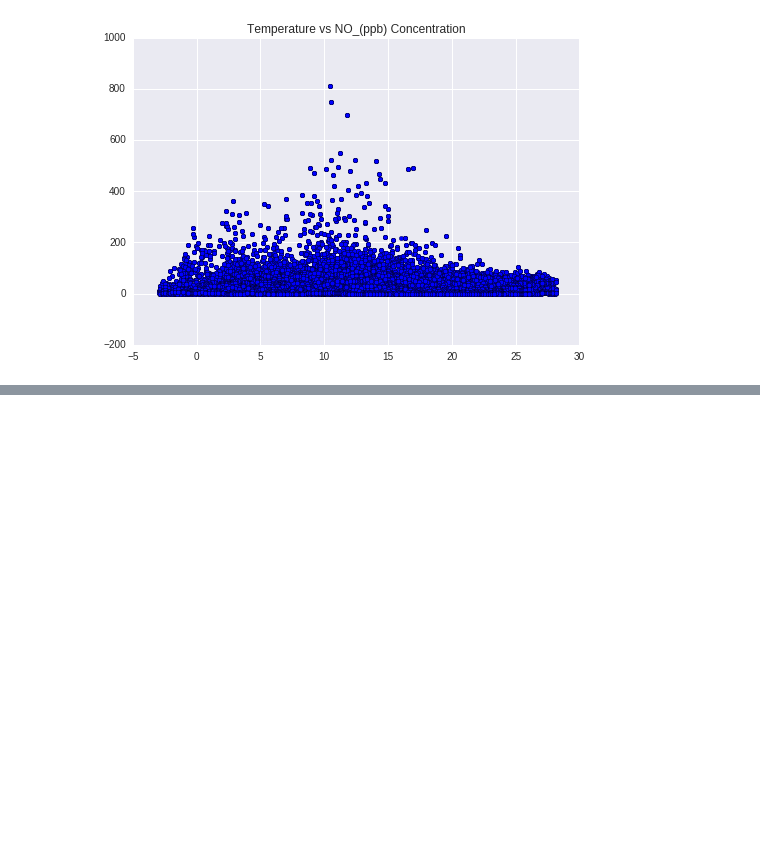
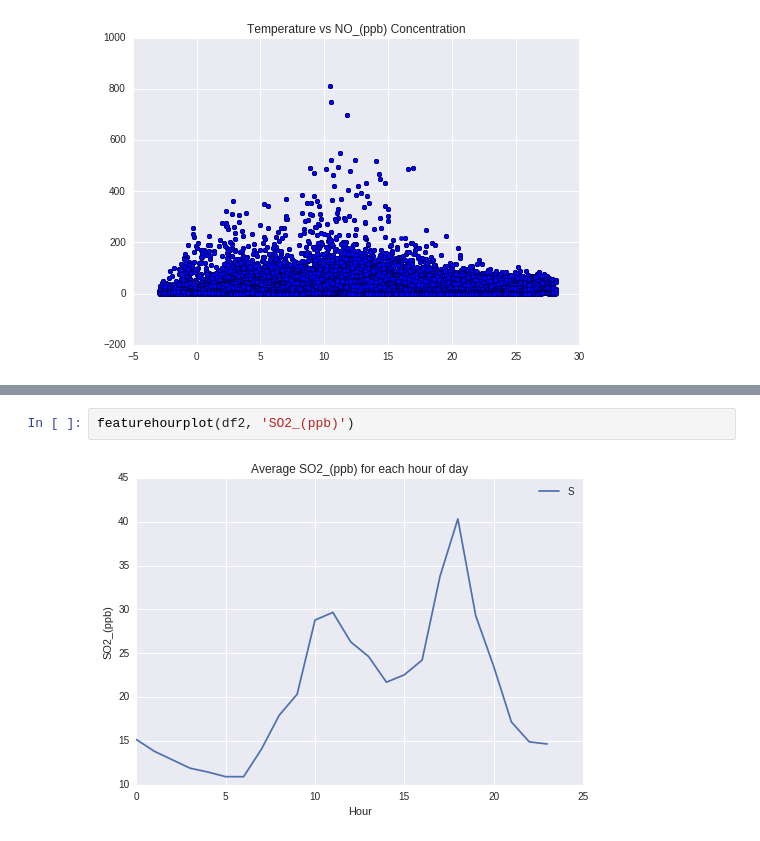
Before and after one commit to BrennaManning/DataScience2016FP, a Jupyter notebook: Beginnings.ipynb, the cells around one changed output, grey strips where cells are left out. Drawn from its saved outputs; the diff is of its cells as text; blank space fills up the shorter version.

```diff
--- a/Beginnings.ipynb
+++ b/Beginnings.ipynb
@@ -111,0 +250,4 @@ scatter_temp_particles(df2, 'NO_(ppb)')
+# %%
+featurehourplot(df2, 'SO2_(ppb)')
+# %% [output]
+[figure, added]
```
Also changed, not shown: parts of 10 cells of this notebook.
